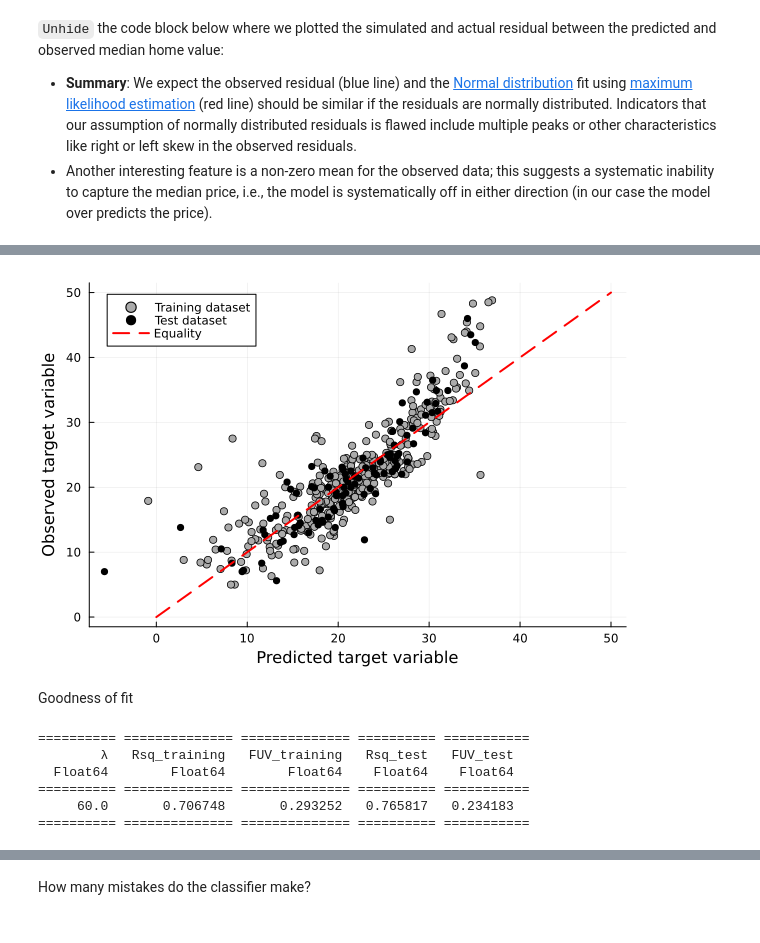
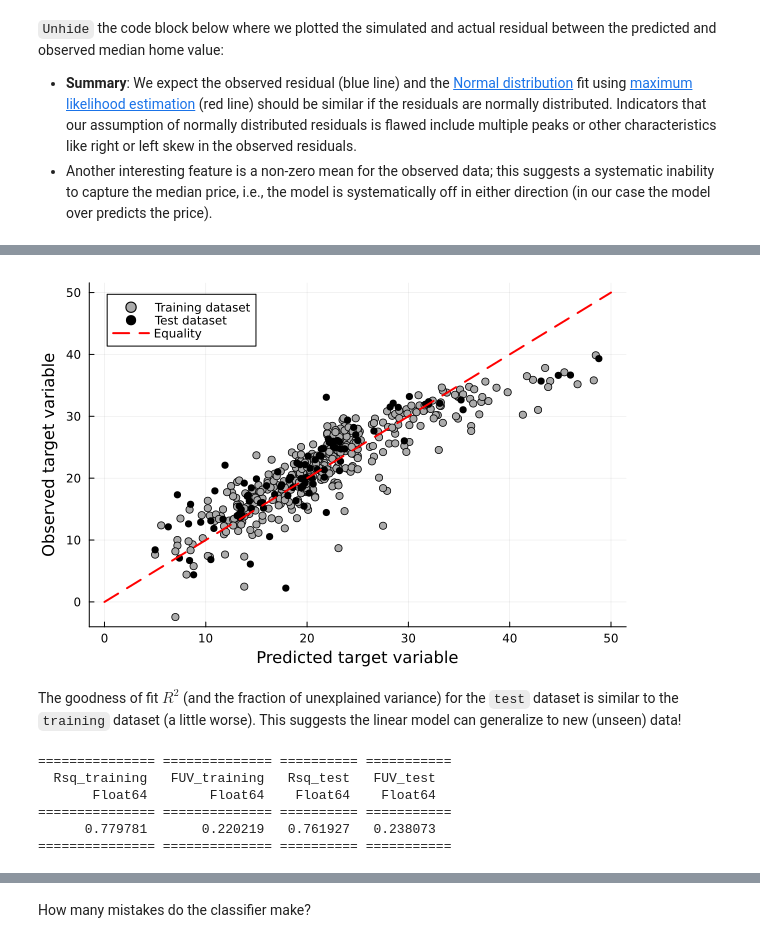
Before and after one commit to varnerlab/CHEME-5820-Lectures-Spring-2025, a Jupyter notebook: lectures/week-3/L3a/CHEME-5820-L3a-LinearRegressionModels-S2025.ipynb, the cells around one changed output, grey strips where cells are left out. Saved outputs shown, nothing was run; the diff lists cells and outputs as text; code cells hidden in the pictures.

Commit message:
linear regression
regress

```diff
--- a/lectures/week-3/L3a/CHEME-5820-L3a-LinearRegressionModels-S2025.ipynb
+++ b/lectures/week-3/L3a/CHEME-5820-L3a-LinearRegressionModels-S2025.ipynb
@@ -532,37 +383,38 @@ Visualize.
 # %%
 let
     XYLINE = range(0,stop=50,length=100) |> collect;
-    scatter(Y_training[:,1], Y_training[:,2], c=:gray67, label="Training dataset")
-    scatter!(Y_test[:,1], Y_test[:,2], c=:black, label="Test dataset")
+    scatter(y₁, ŷ₁, c=:gray67, label="Training dataset")
+    scatter!(y₂, ŷ₂, c=:black, label="Test dataset")
     plot!(XYLINE,XYLINE,c=:red, lw=2, label="Equality", ls=:dash)
     xlabel!("Predicted target variable", fontsize=18)
     ylabel!("Observed target variable", fontsize=18)
 end
 # %% [output]
-[figure, old version]
+[figure, new version]
-# %% [markdown]
-Goodness of fit
-# %%
-let
-    r_training = cor(Y_training[:,1], Y_training[:,2]) |> x-> x^2
-    r_test = cor(Y_test[:,1], Y_test[:,2]) |> x-> x^2
-
-    df = DataFrame();
-    row_df = (
-        λ = λ,
-        Rsq_training = r_training,
-        FUV_training = 1 - r_training,
-        Rsq_test = r_test,
-        FUV_test = 1 - r_test,
-    )
-    push!(df, row_df);
-    pretty_table(df, tf=tf_simple)
-end
-# %% [output]
-========== ============== ============== ========== ===========
-        λ   Rsq_training   FUV_training   Rsq_test   FUV_test
-  Float64        Float64        Float64    Float64    Float64
-========== ============== ============== ========== ===========
-     60.0       0.706748       0.293252   0.765817   0.234183
-========== ============== ============== ========== ===========
+# %% [markdown]
+The goodness of fit $R^{2}$ (and the fraction of unexplained variance) for the `test` dataset is similar to the `training` dataset (a little worse). This suggests the linear model can generalize to new (unseen) data!
+# %%
+let
+
+    r₁ = cor(y₁, ŷ₁) |> x-> x^2; # case 1: compute R^2 for *training* data
+    r₂ = cor(y₂, ŷ₂) |> x-> x^2; # case 2: compute R^2 for *test* data
+
+    # package -
+    df = DataFrame();
+    row_df = (
+        Rsq_training = r₁, #
+        FUV_training = 1 - r₁,
+        Rsq_test = r₂, #
+        FUV_test = 1 - r₂
+    )
+    push!(df, row_df);
+    pretty_table(df, tf=tf_simple)
+end
+# %% [output]
+=============== ============== ========== ===========
+  Rsq_training   FUV_training   Rsq_test   FUV_test
+       Float64        Float64    Float64    Float64
+=============== ============== ========== ===========
+      0.779781       0.220219   0.761927   0.238073
+=============== ============== ========== ===========
 # %% [markdown]
```
Also changed, not shown: parts of 31 cells of this notebook.
